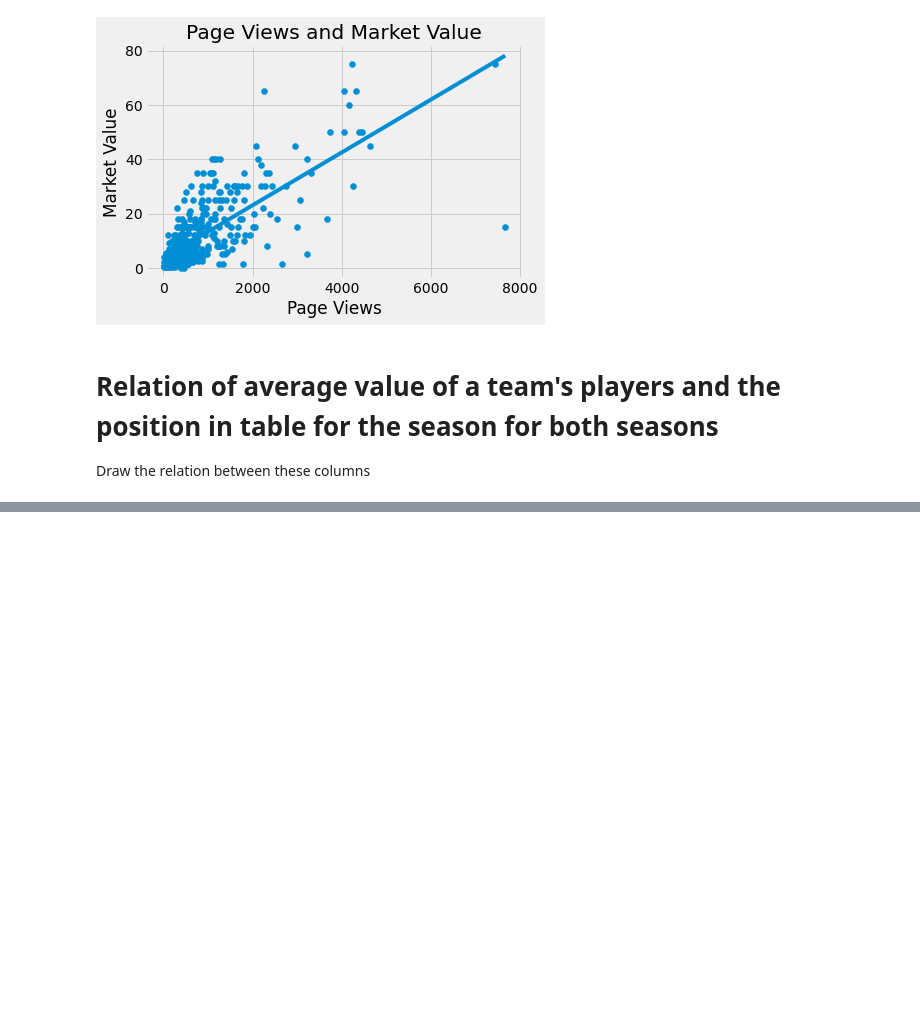
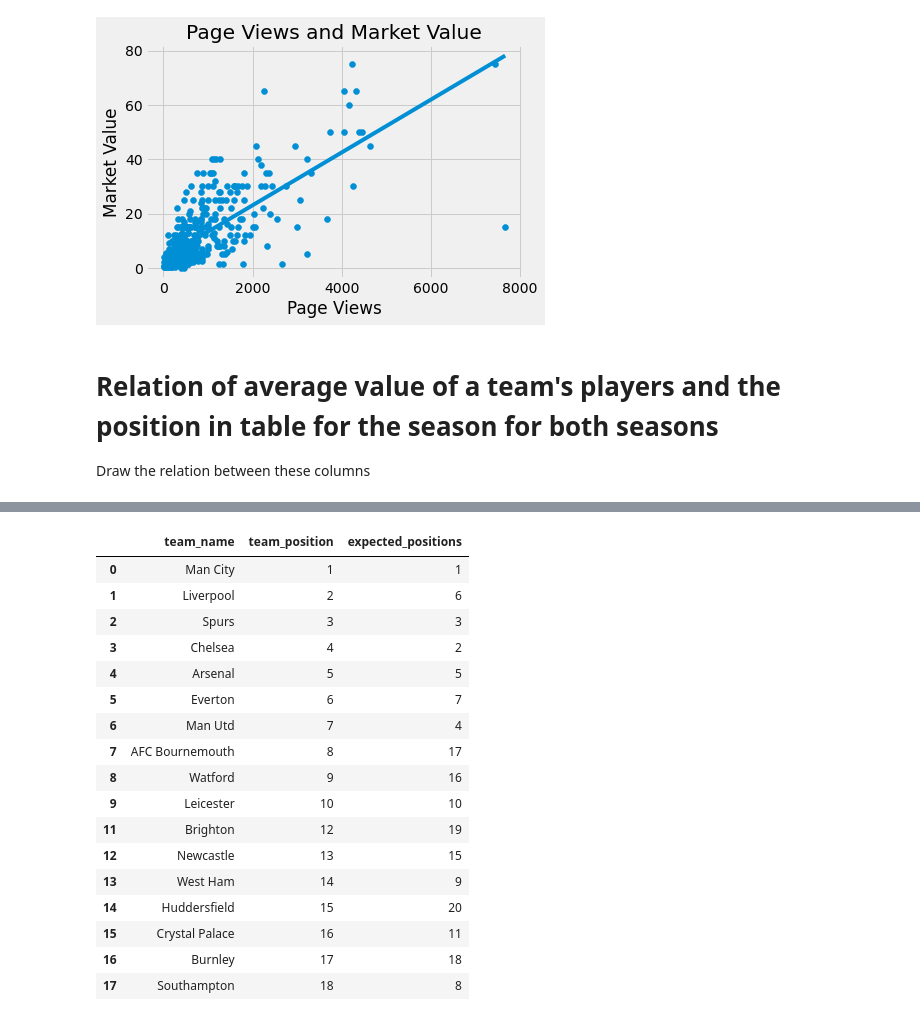
Before and after one commit to Sanzv/epl-players, a Jupyter notebook: final-project.ipynb, the cells around one changed output, grey strips where cells are left out. Cells and saved outputs as stored; diff of their text form; code cells hidden in the pictures; blank space fills up the shorter version.

```diff
--- a/final-project.ipynb
+++ b/final-project.ipynb
@@ -595,0 +701,22 @@ Draw the relation between these columns
+# %%
+table_18_19 = table_18_19[table_18_19["expected_positions"] > 0]
+table_18_19
+# %% [output]
+|  | team_name | team_position | expected_positions |
+| 0 | Man City | 1 | 1 |
+| 1 | Liverpool | 2 | 6 |
+| 2 | Spurs | 3 | 3 |
+| 3 | Chelsea | 4 | 2 |
+| 4 | Arsenal | 5 | 5 |
+| 5 | Everton | 6 | 7 |
+| 6 | Man Utd | 7 | 4 |
+| 7 | AFC Bournemouth | 8 | 17 |
+| 8 | Watford | 9 | 16 |
+| 9 | Leicester | 10 | 10 |
+| 11 | Brighton | 12 | 19 |
+| 12 | Newcastle | 13 | 15 |
+| 13 | West Ham | 14 | 9 |
+| 14 | Huddersfield | 15 | 20 |
+| 15 | Crystal Palace | 16 | 11 |
+| 16 | Burnley | 17 | 18 |
+| 17 | Southampton | 18 | 8 |
```
Also changed, not shown: parts of 9 cells of this notebook.
